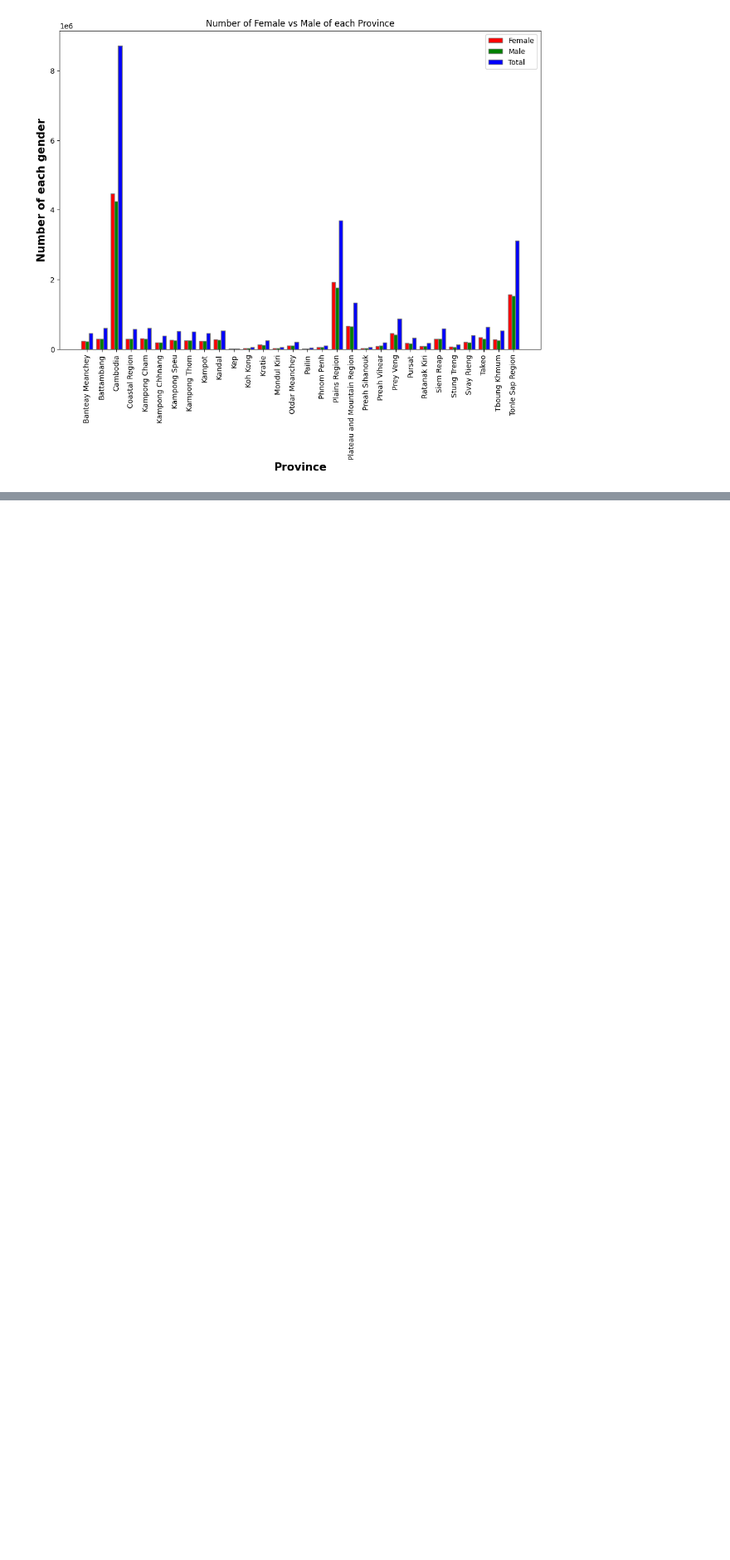
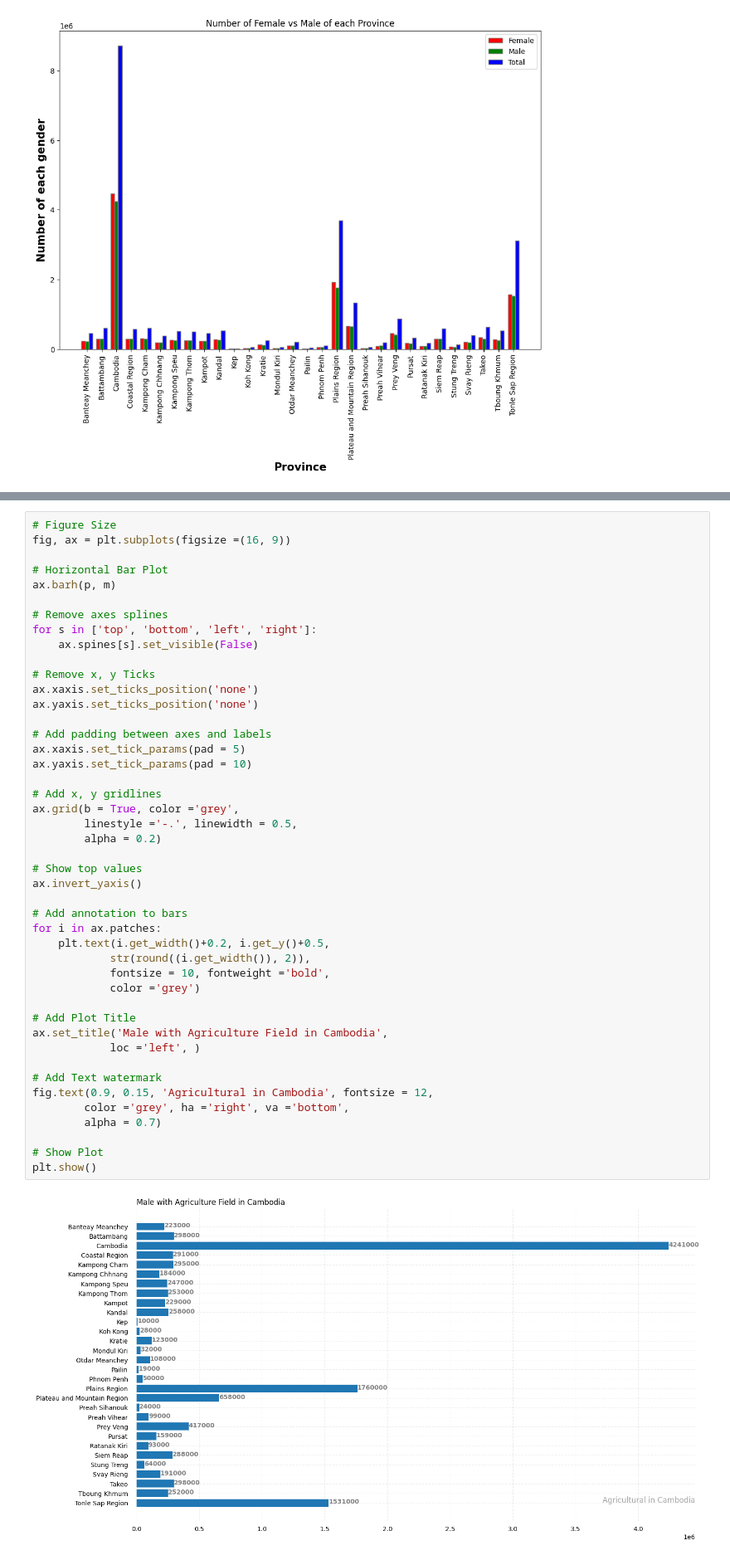
Before and after one commit to ddnickkkk/AgricultureForecasting, a Jupyter notebook: Data Visualization/cas2020_T1.ipynb, the cells around one changed output, grey strips where cells are left out. Shown: that part at 83% size. Cells and saved outputs as stored; diff of their text form; blank space fills up the shorter version.

```diff
--- a/Data Visualization/cas2020_T1.ipynb
+++ b/Data Visualization/cas2020_T1.ipynb
@@ -224,0 +276,47 @@ plt.show()
+# %%
+# Figure Size
+fig, ax = plt.subplots(figsize =(16, 9))
+
+# Horizontal Bar Plot
+ax.barh(p, m)
+
+# Remove axes splines
+for s in ['top', 'bottom', 'left', 'right']:
+	ax.spines[s].set_visible(False)
+
+# Remove x, y Ticks
+ax.xaxis.set_ticks_position('none')
+ax.yaxis.set_ticks_position('none')
+
+# Add padding between axes and labels
+ax.xaxis.set_tick_params(pad = 5)
+ax.yaxis.set_tick_params(pad = 10)
+
+# Add x, y gridlines
+ax.grid(b = True, color ='grey',
+		linestyle ='-.', linewidth = 0.5,
+		alpha = 0.2)
+
+# Show top values
+ax.invert_yaxis()
+
+# Add annotation to bars
+for i in ax.patches:
+	plt.text(i.get_width()+0.2, i.get_y()+0.5,
+			str(round((i.get_width()), 2)),
+			fontsize = 10, fontweight ='bold',
+			color ='grey')
+
+# Add Plot Title
+ax.set_title('Male with Agriculture Field in Cambodia',
+			loc ='left', )
+
+# Add Text watermark
+fig.text(0.9, 0.15, 'Agricultural in Cambodia', fontsize = 12,
+		color ='grey', ha ='right', va ='bottom',
+		alpha = 0.7)
+
+# Show Plot
+plt.show()
+# %% [output]
+[figure, added]
```
Also changed, not shown: parts of 5 cells of this notebook.
